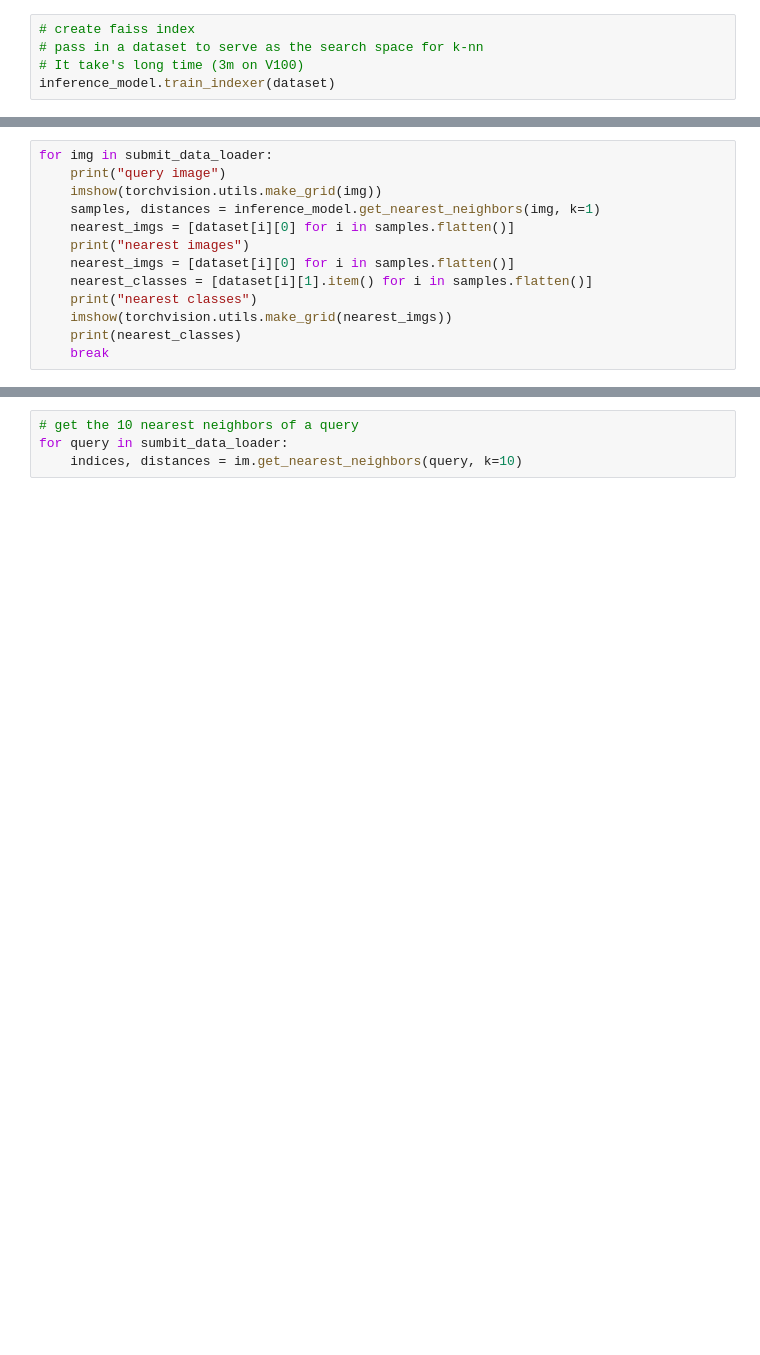
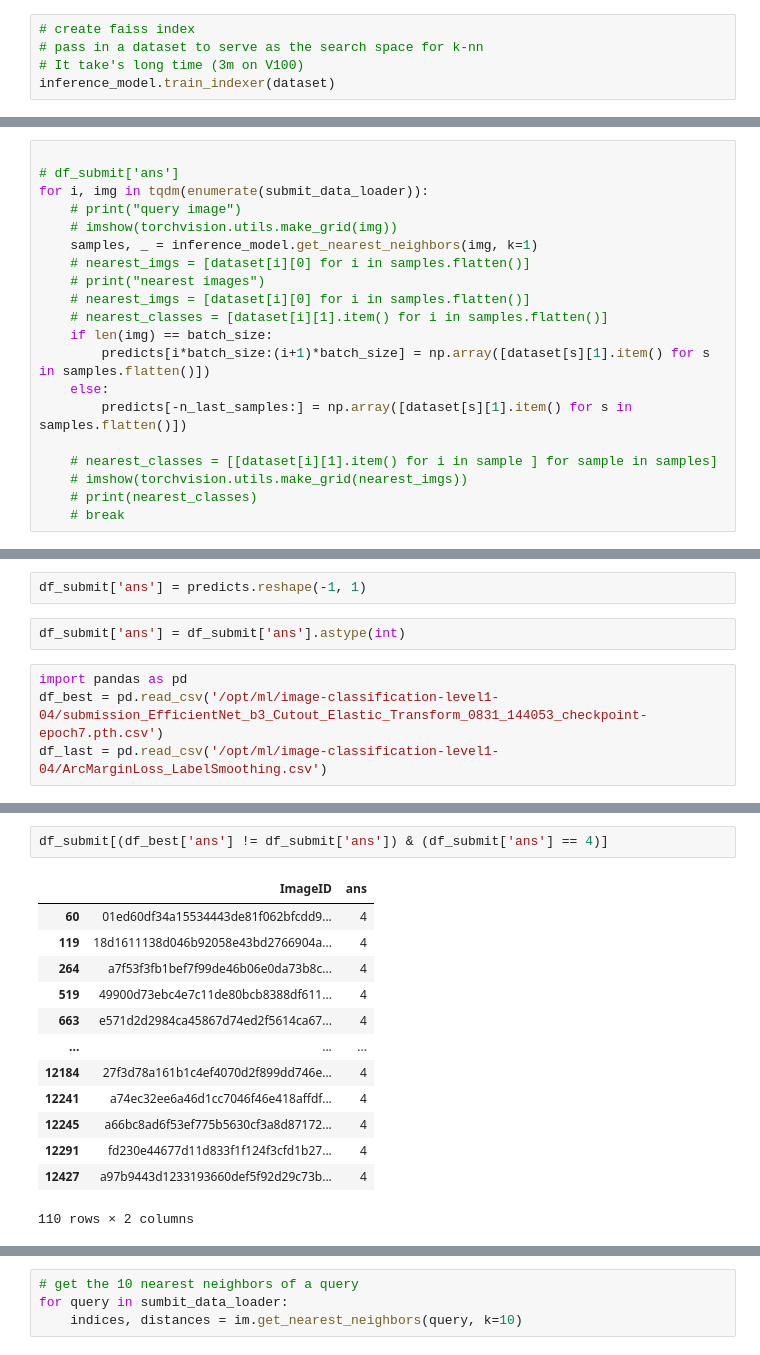
Before and after one commit to boostcampaitech2/image-classification-level1-04, a Jupyter notebook: metric_inference.ipynb, the cells around one changed output, grey strips where cells are left out. Drawn from its saved outputs; the diff is of its cells as text; blank space fills up the shorter version.

Commit message:
Final Submit

```diff
--- a/metric_inference.ipynb
+++ b/metric_inference.ipynb
@@ -195,13 +234,20 @@ inference_model.train_indexer(dataset)
 # %%
-for img in submit_data_loader:
-    print("query image")
-    imshow(torchvision.utils.make_grid(img))
-    samples, distances = inference_model.get_nearest_neighbors(img, k=1)
-    nearest_imgs = [dataset[i][0] for i in samples.flatten()]
-    print("nearest images")
-    nearest_imgs = [dataset[i][0] for i in samples.flatten()]
-    nearest_classes = [dataset[i][1].item() for i in samples.flatten()]
-    print("nearest classes")
-    imshow(torchvision.utils.make_grid(nearest_imgs))
-    print(nearest_classes)
-    break
+
+# df_submit['ans']
+for i, img in tqdm(enumerate(submit_data_loader)):
+    # print("query image")
+    # imshow(torchvision.utils.make_grid(img))
+    samples, _ = inference_model.get_nearest_neighbors(img, k=1)
+    # nearest_imgs = [dataset[i][0] for i in samples.flatten()]
+    # print("nearest images")
+    # nearest_imgs = [dataset[i][0] for i in samples.flatten()]
+    # nearest_classes = [dataset[i][1].item() for i in samples.flatten()]
+    if len(img) == batch_size:
+        predicts[i*batch_size:(i+1)*batch_size] = np.array([dataset[s][1].item() for s in samples.flatten()])
+    else:
+        predicts[-n_last_samples:] = np.array([dataset[s][1].item() for s in samples.flatten()])
+
+    # nearest_classes = [[dataset[i][1].item() for i in sample ] for sample in samples]
+    # imshow(torchvision.utils.make_grid(nearest_imgs))
+    # print(nearest_classes)
+    # break
@@ -236,0 +254,8 @@ array([[13, 13, 13, 13, 13, 13, 13, 13, 13, 13],
+# %%
+df_submit['ans'] = predicts.reshape(-1, 1)
+# %%
+df_submit['ans'] = df_submit['ans'].astype(int)
+# %%
+import pandas as pd
+df_best = pd.read_csv('/opt/ml/image-classification-level1-04/submission_EfficientNet_b3_Cutout_Elastic_Transform_0831_144053_checkpoint-epoch7.pth.csv')
+df_last = pd.read_csv('/opt/ml/image-classification-level1-04/ArcMarginLoss_LabelSmoothing.csv')
@@ -236,0 +345,16 @@ array([[13, 13, 13, 13, 13, 13, 13, 13, 13, 13],
+# %%
+df_submit[(df_best['ans'] != df_submit['ans']) & (df_submit['ans'] == 4)]
+# %% [output]
+|  | ImageID | ans |
+| 60 | 01ed60df34a15534443de81f062bfcdd9... | 4 |
+| 119 | 18d1611138d046b92058e43bd2766904a... | 4 |
+| 264 | a7f53f3fb1bef7f99de46b06e0da73b8c... | 4 |
+| 519 | 49900d73ebc4e7c11de80bcb8388df611... | 4 |
+| 663 | e571d2d2984ca45867d74ed2f5614ca67... | 4 |
+| ... | ... | ... |
+| 12184 | 27f3d78a161b1c4ef4070d2f899dd746e... | 4 |
+| 12241 | a74ec32ee6a46d1cc7046f46e418affdf... | 4 |
+| 12245 | a66bc8ad6f53ef775b5630cf3a8d87172... | 4 |
+| 12291 | fd230e44677d11d833f1f124f3cfd1b27... | 4 |
+| 12427 | a97b9443d1233193660def5f92d29c73b... | 4 |
+110 rows × 2 columns
```
Also changed, not shown: parts of 32 cells of this notebook, 6 other files.
